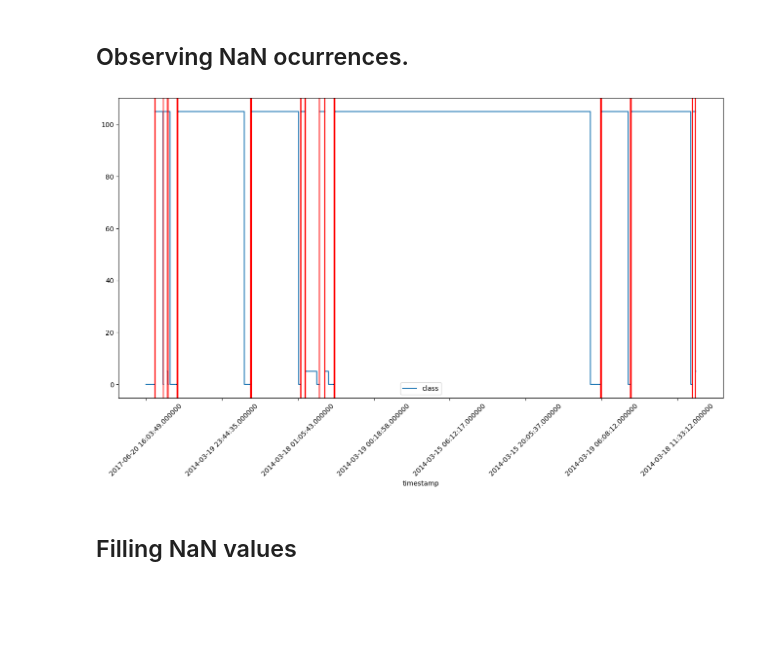
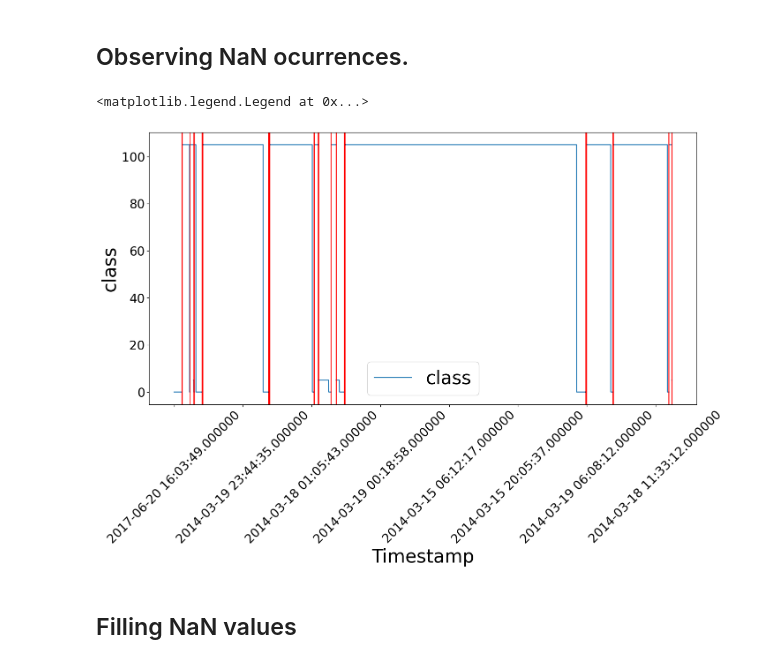
Before and after one commit to raul-macedo-freire/3w_ann_prp, a Jupyter notebook: data_treatment.ipynb, the cells around one changed output. Cells and saved outputs as stored; diff of their text form; code cells hidden in the pictures; blank space fills up the shorter version.

```diff
--- a/data_treatment.ipynb
+++ b/data_treatment.ipynb
@@ -369,16 +399,21 @@ If there are many consecutive NaN values, it is interesting to understand how to
 ## Observing NaN ocurrences.
 # %%
 class_df =PRP_with_class[['timestamp','class']].copy()
-ax = class_df.plot(x='timestamp',figsize=(16,8), rot=45)
+ax = class_df.plot(x='timestamp',figsize=(16,8), rot=45,fontsize=20)
 x_map = {val:i for i,val in enumerate(list(T_df['timestamp']))}
 
 mask = class_df.isna().any(axis=1)
 nan_indexes = list(np.where(mask)[0])
 
 for index in nan_indexes:
   ax.axvline(index, color='r',alpha=0.1)
+
+ax.set_ylabel('class',size=30)
+ax.set_xlabel('Timestamp', size=30)
+plt.legend(fontsize=30)
 # %% [output]
+<matplotlib.legend.Legend at 0x...>
-[figure, old version]
+[figure, new version]
 # %% [markdown]
 ## Filling NaN values
 # %% [markdown]
```
Also changed, not shown: parts of 31 cells of this notebook, 5 other files.
